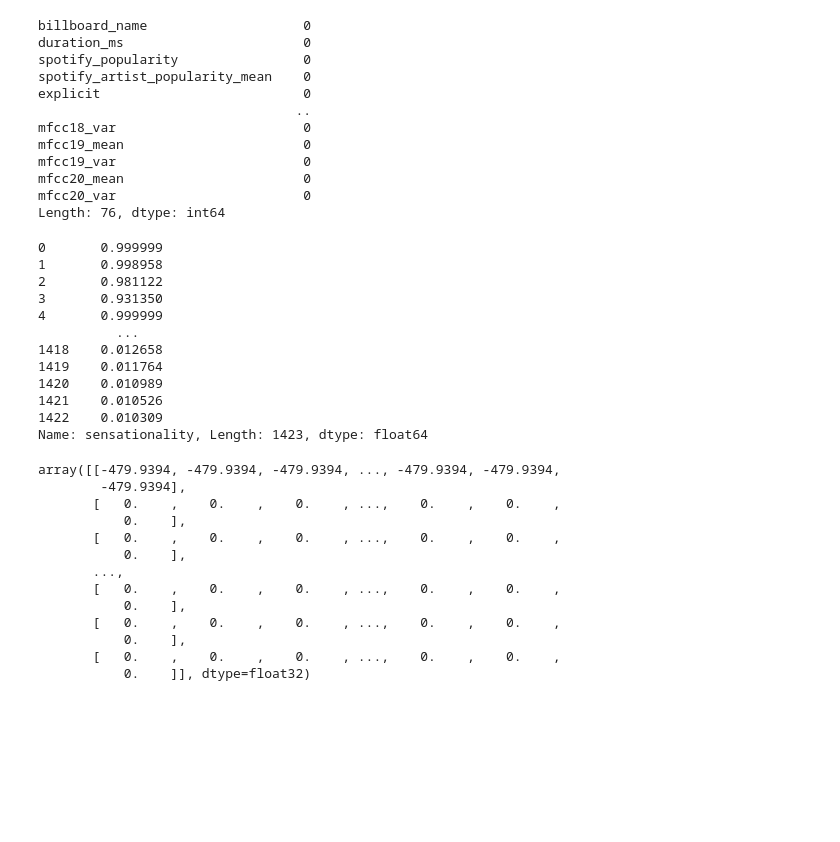
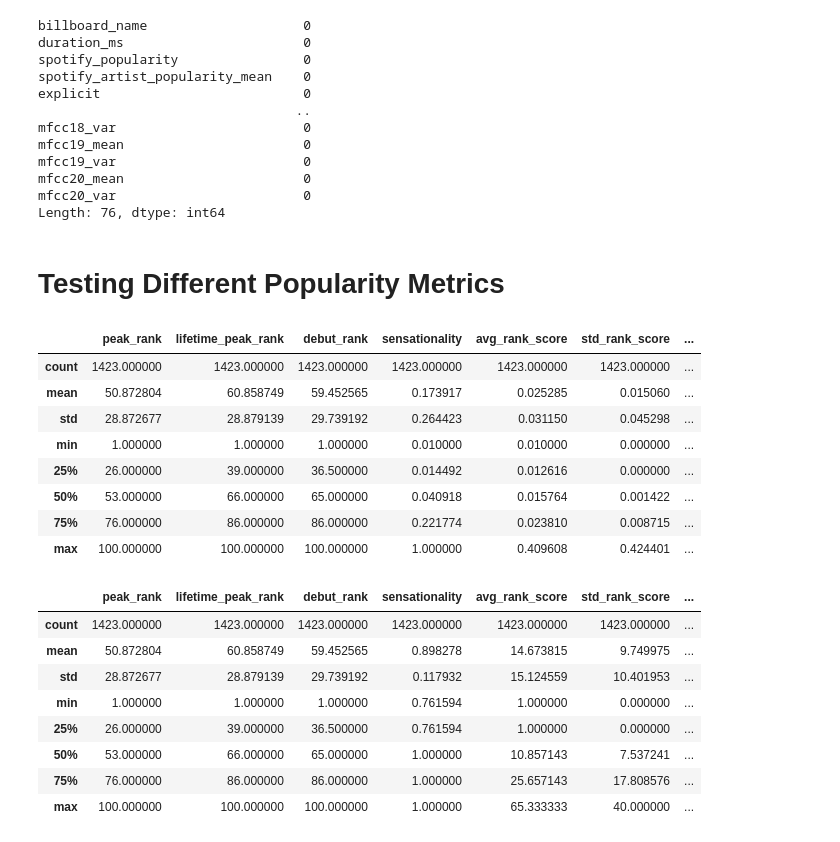
Before and after one commit to Santius0/comp-6940-project, a Jupyter notebook: notebooks/eda.ipynb, the cells around one changed output. Saved outputs shown, nothing was run; the diff lists cells and outputs as text; code cells hidden in the pictures; blank space fills up the shorter version.

```diff
--- a/notebooks/eda.ipynb
+++ b/notebooks/eda.ipynb
@@ -12,6 +26,7 @@ spotify_df = pd.read_csv("../data/spofity/songs.csv")
 audio_analysis_df = pd.read_csv("../data/audio/audio_features_full.csv")
 # %%
 billboard_df.drop(axis=1, inplace=True, labels=['image', 'artist'])
+billboard_df['date'] = pd.to_datetime(billboard_df['date'])
 spotify_df.drop(axis=1, inplace=True, labels=['spotify_name',
                                               'artist',
                                               'artist_genres',
@@ -74,47 +89,5 @@ mfcc20_var                        0
 Length: 76, dtype: int64
 # %%
 songs_df = pd.get_dummies(songs_df, prefix=['explicit'], columns=['explicit'])
-# %%
-sens = []
-for i in range(len(songs_df)):
-    song = songs_df.iloc[i]
-    billboard_entries = billboard_df[billboard_df['title'] == song['billboard_name']]
-    value_counts = billboard_entries['rank'].value_counts()
-    ranks = value_counts.index
-    rank_counts = value_counts.values
-    sens.append(squiggle(rank_counts, ranks, scaled=True))
-songs_df['sensationality'] = np.array(sens)
-songs_df['sensationality']
-# %% [output]
-0       0.999999
-1       0.998958
-2       0.981122
-3       0.931350
-4       0.999999
-          ...
-1418    0.012658
-1419    0.011764
-1420    0.010989
-1421    0.010526
-1422    0.010309
-Name: sensationality, Length: 1423, dtype: float64
-# %%
-import librosa
-
-y, sr = librosa.load('../data/audio/full/Ariana Grande  obvious  Lyrics.wav')
-mfccs = librosa.feature.mfcc(y, sr=sr)
-mfccs
-# %% [output]
-array([[-479.9394, -479.9394, -479.9394, ..., -479.9394, -479.9394,
-        -479.9394],
-       [   0.    ,    0.    ,    0.    , ...,    0.    ,    0.    ,
-           0.    ],
-       [   0.    ,    0.    ,    0.    , ...,    0.    ,    0.    ,
-           0.    ],
-       ...,
-       [   0.    ,    0.    ,    0.    , ...,    0.    ,    0.    ,
-           0.    ],
-       [   0.    ,    0.    ,    0.    , ...,    0.    ,    0.    ,
-           0.    ],
-       [   0.    ,    0.    ,    0.    , ...,    0.    ,    0.    ,
-           0.    ]], dtype=float32)
+# %% [markdown]
+# Testing Different Popularity Metrics
@@ -120,0 +148,26 @@ array([[-479.9394, -479.9394, -479.9394, ..., -479.9394, -479.9394,
+# %%
+pop_metrics = popularity_metrics(songs_df, 'basic')
+pop_metrics.describe()
+# %% [output]
+|  | peak_rank | lifetime_peak_rank | debut_rank | sensationality | avg_rank_score | std_rank_score | ... |
+| count | 1423.000000 | 1423.000000 | 1423.000000 | 1423.000000 | 1423.000000 | 1423.000000 | ... |
+| mean | 50.872804 | 60.858749 | 59.452565 | 0.173917 | 0.025285 | 0.015060 | ... |
+| std | 28.872677 | 28.879139 | 29.739192 | 0.264423 | 0.031150 | 0.045298 | ... |
+| min | 1.000000 | 1.000000 | 1.000000 | 0.010000 | 0.010000 | 0.000000 | ... |
+| 25% | 26.000000 | 39.000000 | 36.500000 | 0.014492 | 0.012616 | 0.000000 | ... |
+| 50% | 53.000000 | 66.000000 | 65.000000 | 0.040918 | 0.015764 | 0.001422 | ... |
+| 75% | 76.000000 | 86.000000 | 86.000000 | 0.221774 | 0.023810 | 0.008715 | ... |
+| max | 100.000000 | 100.000000 | 100.000000 | 1.000000 | 0.409608 | 0.424401 | ... |
+# %%
+pop_metrics = popularity_metrics(songs_df, 'classic')
+pop_metrics.describe()
+# %% [output]
+|  | peak_rank | lifetime_peak_rank | debut_rank | sensationality | avg_rank_score | std_rank_score | ... |
+| count | 1423.000000 | 1423.000000 | 1423.000000 | 1423.000000 | 1423.000000 | 1423.000000 | ... |
+| mean | 50.872804 | 60.858749 | 59.452565 | 0.898278 | 14.673815 | 9.749975 | ... |
+| std | 28.872677 | 28.879139 | 29.739192 | 0.117932 | 15.124559 | 10.401953 | ... |
+| min | 1.000000 | 1.000000 | 1.000000 | 0.761594 | 1.000000 | 0.000000 | ... |
+| 25% | 26.000000 | 39.000000 | 36.500000 | 0.761594 | 1.000000 | 0.000000 | ... |
+| 50% | 53.000000 | 66.000000 | 65.000000 | 1.000000 | 10.857143 | 7.537241 | ... |
+| 75% | 76.000000 | 86.000000 | 86.000000 | 1.000000 | 25.657143 | 17.808576 | ... |
+| max | 100.000000 | 100.000000 | 100.000000 | 1.000000 | 65.333333 | 40.000000 | ... |
```
Also changed, not shown: parts of 12 cells of this notebook.
